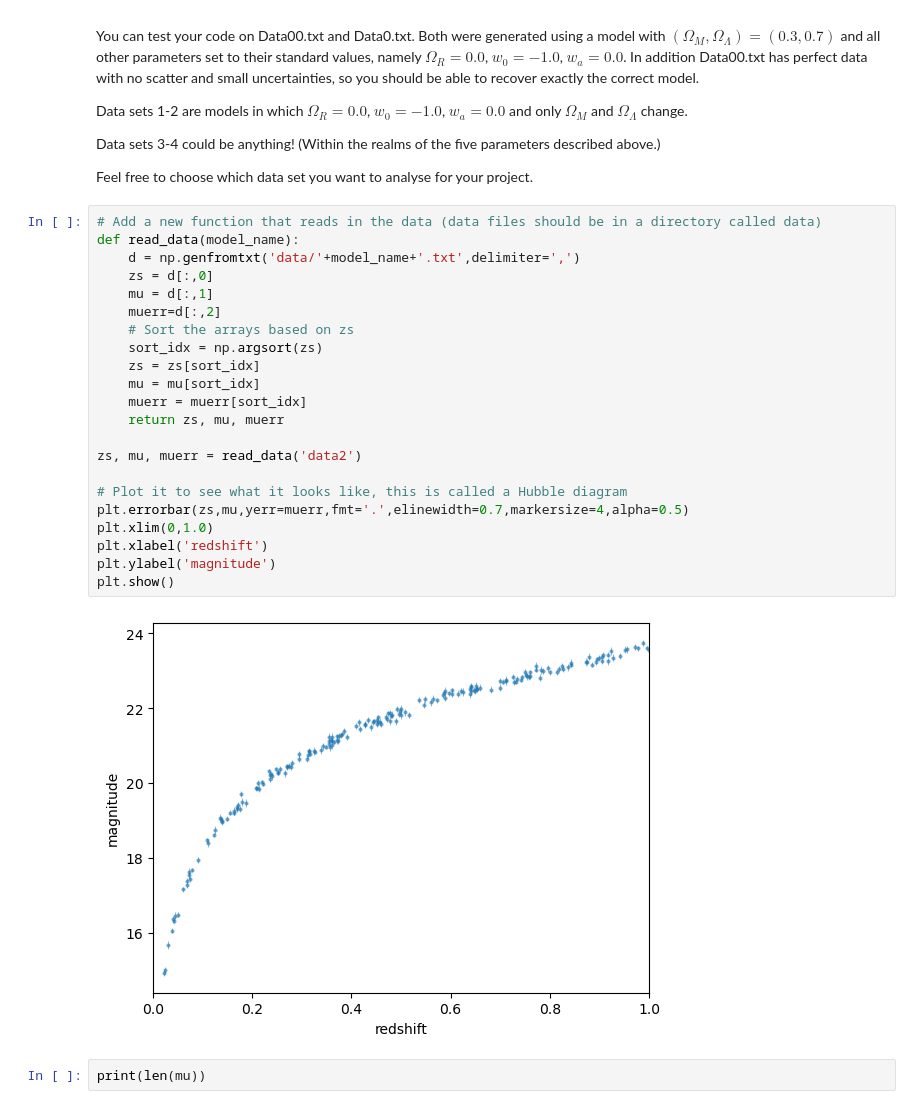
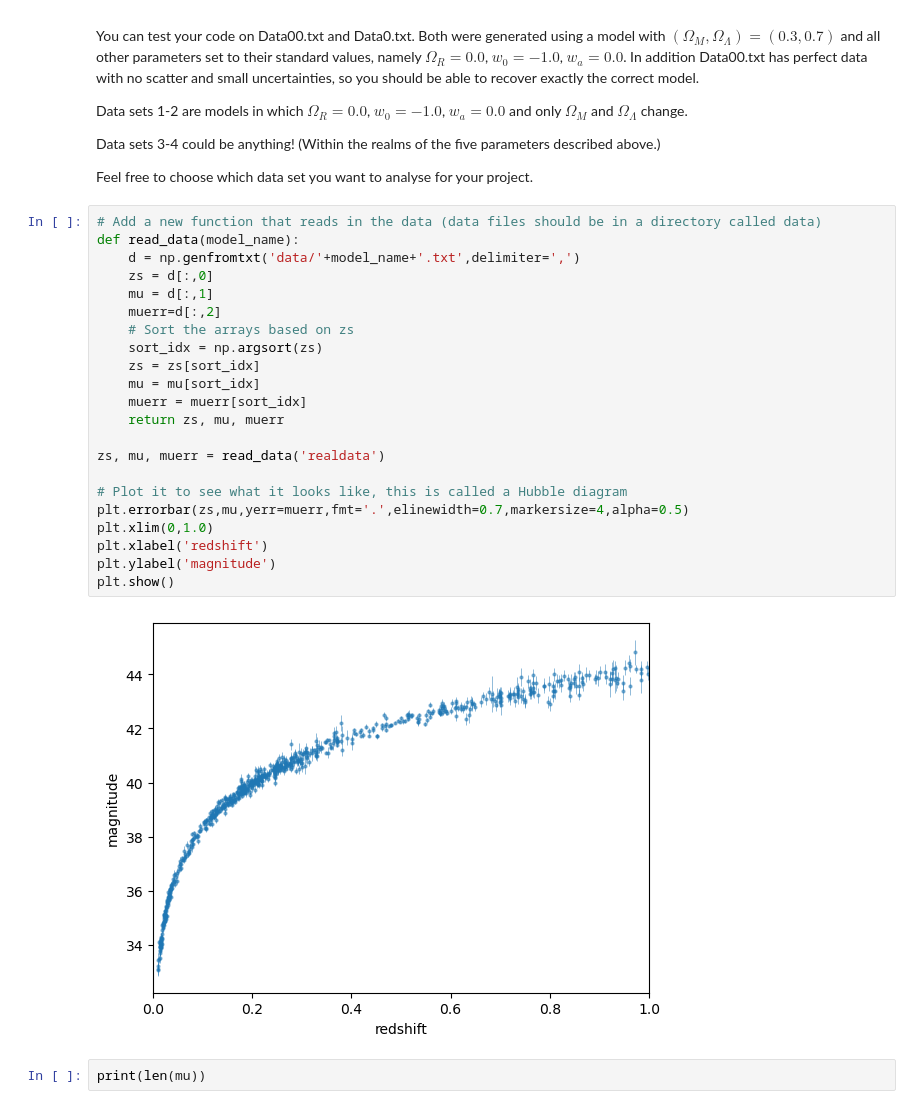
Before and after one commit to scotdevlin/Cosmo_tall, a Jupyter notebook: Fit_Models_realdata.ipynb, the cells around one changed output. Drawn from its saved outputs; the diff is of its cells as text.

```diff
--- a/Fit_Models_realdata.ipynb
+++ b/Fit_Models_realdata.ipynb
@@ -76,27 +76,27 @@ Feel free to choose which data set you want to analyse for your project.
 # %%
 # Add a new function that reads in the data (data files should be in a directory called data)
 def read_data(model_name):
     d = np.genfromtxt('data/'+model_name+'.txt',delimiter=',')
     zs = d[:,0]
     mu = d[:,1]
     muerr=d[:,2]
     # Sort the arrays based on zs
     sort_idx = np.argsort(zs)
     zs = zs[sort_idx]
     mu = mu[sort_idx]
     muerr = muerr[sort_idx]
     return zs, mu, muerr
 
-zs, mu, muerr = read_data('data2')
+zs, mu, muerr = read_data('realdata')
 
 # Plot it to see what it looks like, this is called a Hubble diagram
 plt.errorbar(zs,mu,yerr=muerr,fmt='.',elinewidth=0.7,markersize=4,alpha=0.5)
 plt.xlim(0,1.0)
 plt.xlabel('redshift')
 plt.ylabel('magnitude')
 plt.show()
 # %% [output]
-[figure, old version]
+[figure, new version]
 # %%
 print(len(mu))
 # %% [output]
```
Also changed, not shown: parts of 2 cells of this notebook, 4 other files.
